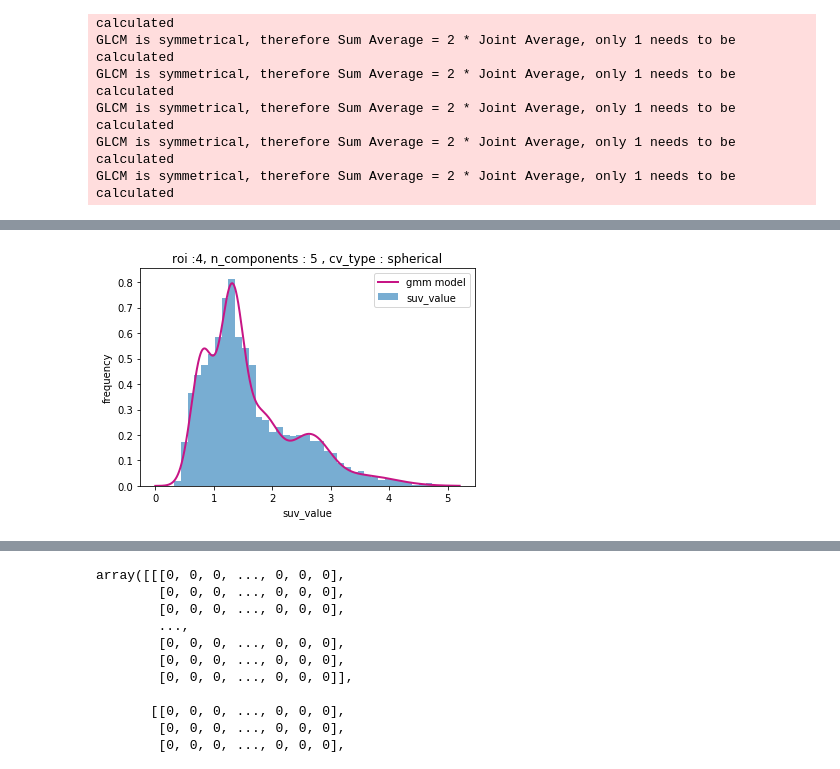
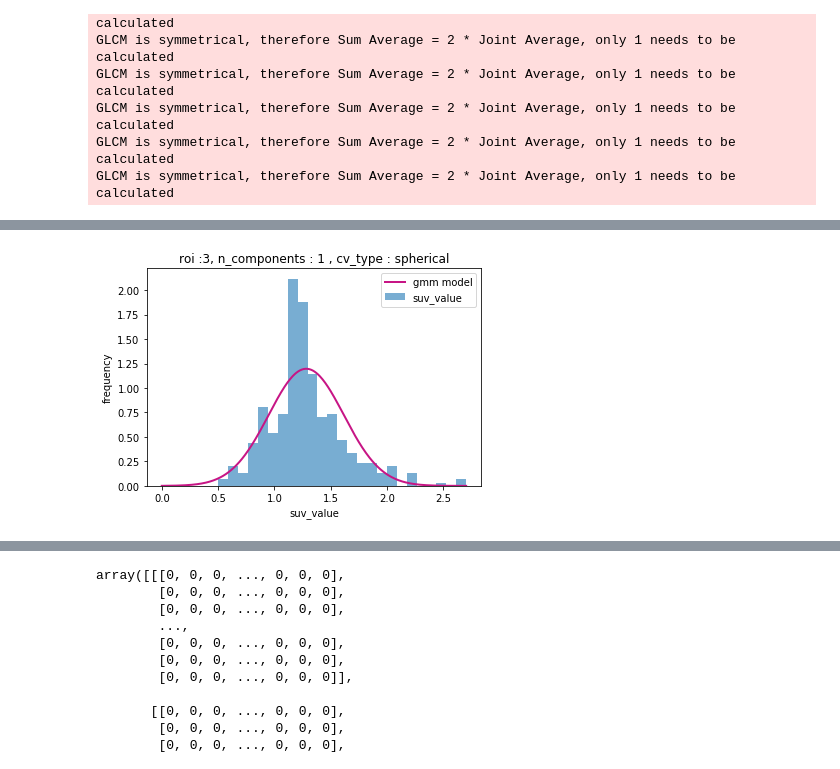
Before and after one commit to wendyrvllr/Dicom-To-CNN, a Jupyter notebook: post_processing.ipynb, the cells around one changed output, grey strips where cells are left out. Drawn from its saved outputs; the diff is of its cells as text; code cells hidden in the pictures.

```diff
--- a/post_processing.ipynb
+++ b/post_processing.ipynb
@@ -31,4 +54,4 @@ parameters = model.gaussien_mixture_model()
 # %%
-model.get_histogram_best_model(4)
+model.get_histogram_best_model(3)
 # %% [output]
-[figure, old version]
+[figure, new version]
```
Also changed, not shown: parts of 8 cells of this notebook, 1 other file.
